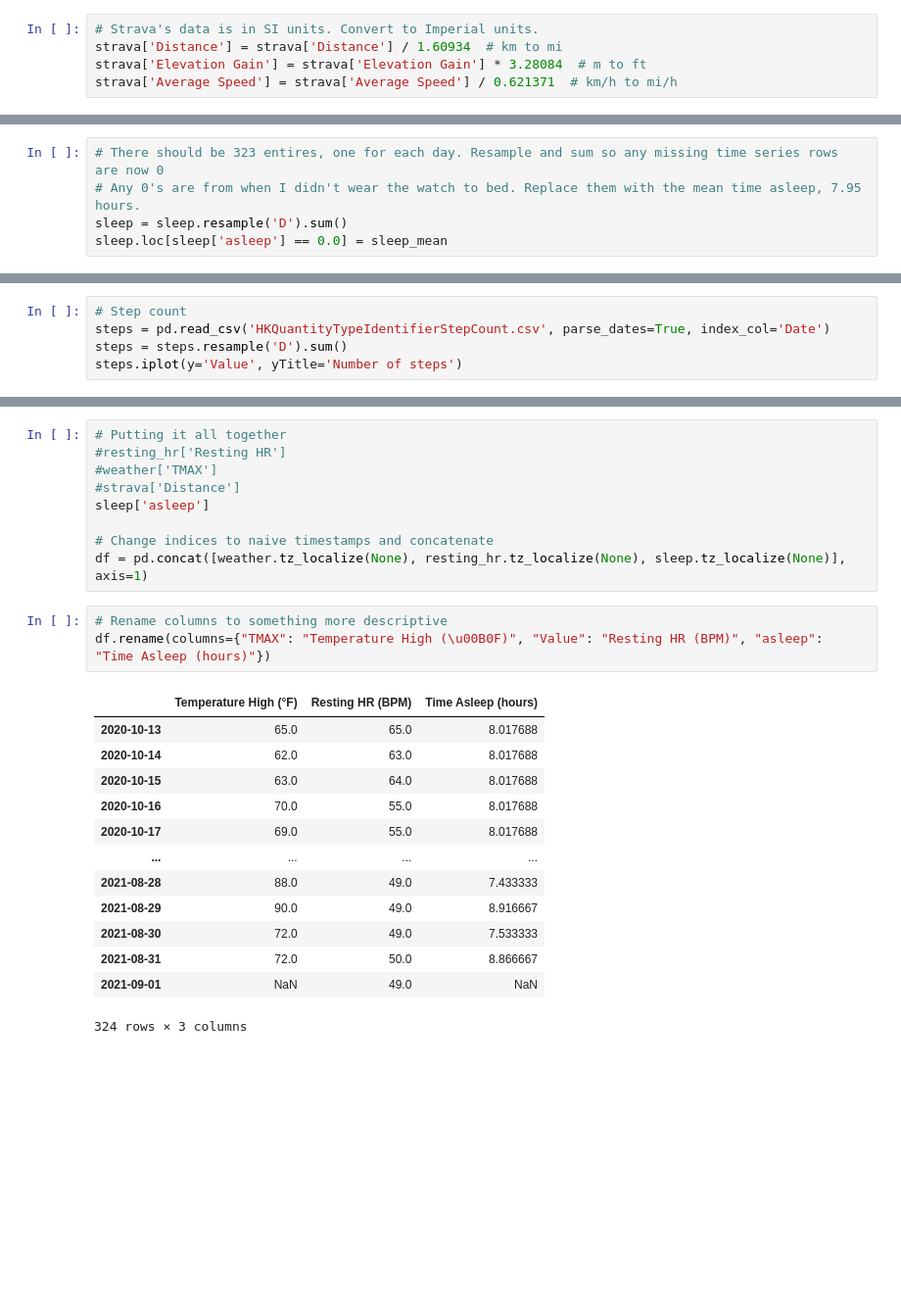
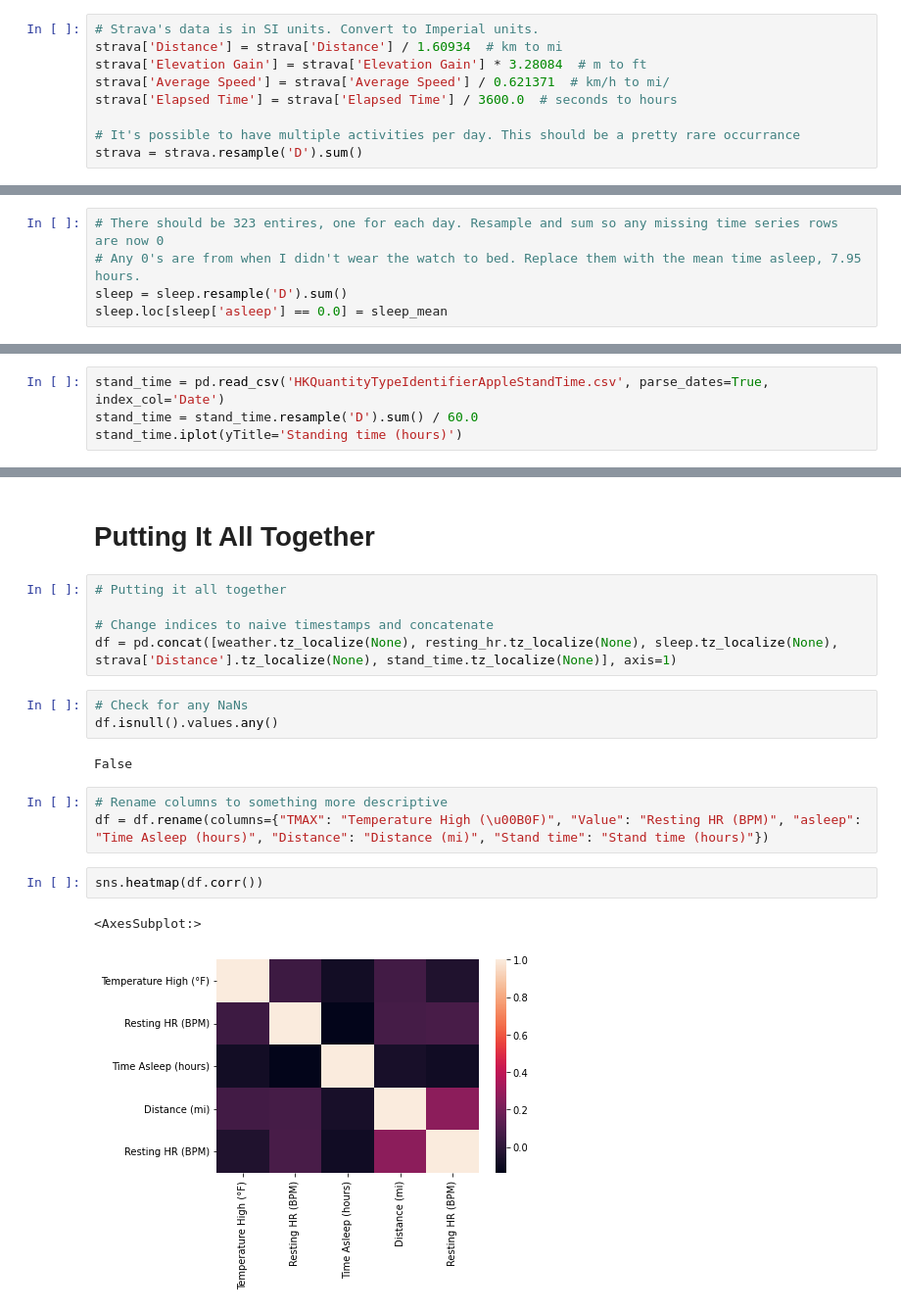
Before and after one commit to zdemeo/apple_watch, a Jupyter notebook: Initial Exploration.ipynb, the cells around one changed output, grey strips where cells are left out. Shown at 98% size. Drawn from its saved outputs; the diff is of its cells as text; blank space fills up the shorter version.

```diff
--- a/Initial Exploration.ipynb
+++ b/Initial Exploration.ipynb
@@ -107,4 +114,8 @@ strava = strava.loc[strava.index > '2020-10-13']
 # Strava's data is in SI units. Convert to Imperial units.
 strava['Distance'] = strava['Distance'] / 1.60934  # km to mi
 strava['Elevation Gain'] = strava['Elevation Gain'] * 3.28084  # m to ft
-strava['Average Speed'] = strava['Average Speed'] / 0.621371  # km/h to mi/h
+strava['Average Speed'] = strava['Average Speed'] / 0.621371  # km/h to mi/
+strava['Elapsed Time'] = strava['Elapsed Time'] / 3600.0  # seconds to hours
+
+# It's possible to have multiple activities per day. This should be a pretty rare occurrance
+strava = strava.resample('D').sum()
@@ -181,33 +202,26 @@ sleep.loc[sleep['asleep'] == 0.0] = sleep_mean
 # %%
-# Step count
-steps = pd.read_csv('HKQuantityTypeIdentifierStepCount.csv', parse_dates=True, index_col='Date')
-steps = steps.resample('D').sum()
-steps.iplot(y='Value', yTitle='Number of steps')
+stand_time = pd.read_csv('HKQuantityTypeIdentifierAppleStandTime.csv', parse_dates=True, index_col='Date')
+stand_time = stand_time.resample('D').sum() / 60.0
+stand_time.iplot(yTitle='Standing time (hours)')
 # %% [output]
 [interactive output not drawn]
+# %% [markdown]
+# Putting It All Together
 # %%
 # Putting it all together
-#resting_hr['Resting HR']
-#weather['TMAX']
-#strava['Distance']
-sleep['asleep']
 
 # Change indices to naive timestamps and concatenate
-df = pd.concat([weather.tz_localize(None), resting_hr.tz_localize(None), sleep.tz_localize(None)], axis=1)
+df = pd.concat([weather.tz_localize(None), resting_hr.tz_localize(None), sleep.tz_localize(None), strava['Distance'].tz_localize(None), stand_time.tz_localize(None)], axis=1)
+# %%
+# Check for any NaNs
+df.isnull().values.any()
+# %% [output]
+False
 # %%
 # Rename columns to something more descriptive
-df.rename(columns={"TMAX": "Temperature High (\u00B0F)", "Value": "Resting HR (BPM)", "asleep": "Time Asleep (hours)"})
+df = df.rename(columns={"TMAX": "Temperature High (\u00B0F)", "Value": "Resting HR (BPM)", "asleep": "Time Asleep (hours)", "Distance": "Distance (mi)", "Stand time": "Stand time (hours)"})
-# %% [output]
-|  | Temperature High (°F) | Resting HR (BPM) | Time Asleep (hours) |
-| 2020-10-13 | 65.0 | 65.0 | 8.017688 |
-| 2020-10-14 | 62.0 | 63.0 | 8.017688 |
-| 2020-10-15 | 63.0 | 64.0 | 8.017688 |
-| 2020-10-16 | 70.0 | 55.0 | 8.017688 |
-| 2020-10-17 | 69.0 | 55.0 | 8.017688 |
-| ... | ... | ... | ... |
-| 2021-08-28 | 88.0 | 49.0 | 7.433333 |
-| 2021-08-29 | 90.0 | 49.0 | 8.916667 |
-| 2021-08-30 | 72.0 | 49.0 | 7.533333 |
-| 2021-08-31 | 72.0 | 50.0 | 8.866667 |
-| 2021-09-01 | NaN | 49.0 | NaN |
-324 rows × 3 columns
+# %%
+sns.heatmap(df.corr())
+# %% [output]
+<AxesSubplot:>
+[figure, added]
```
Also changed, not shown: parts of 16 cells of this notebook.
